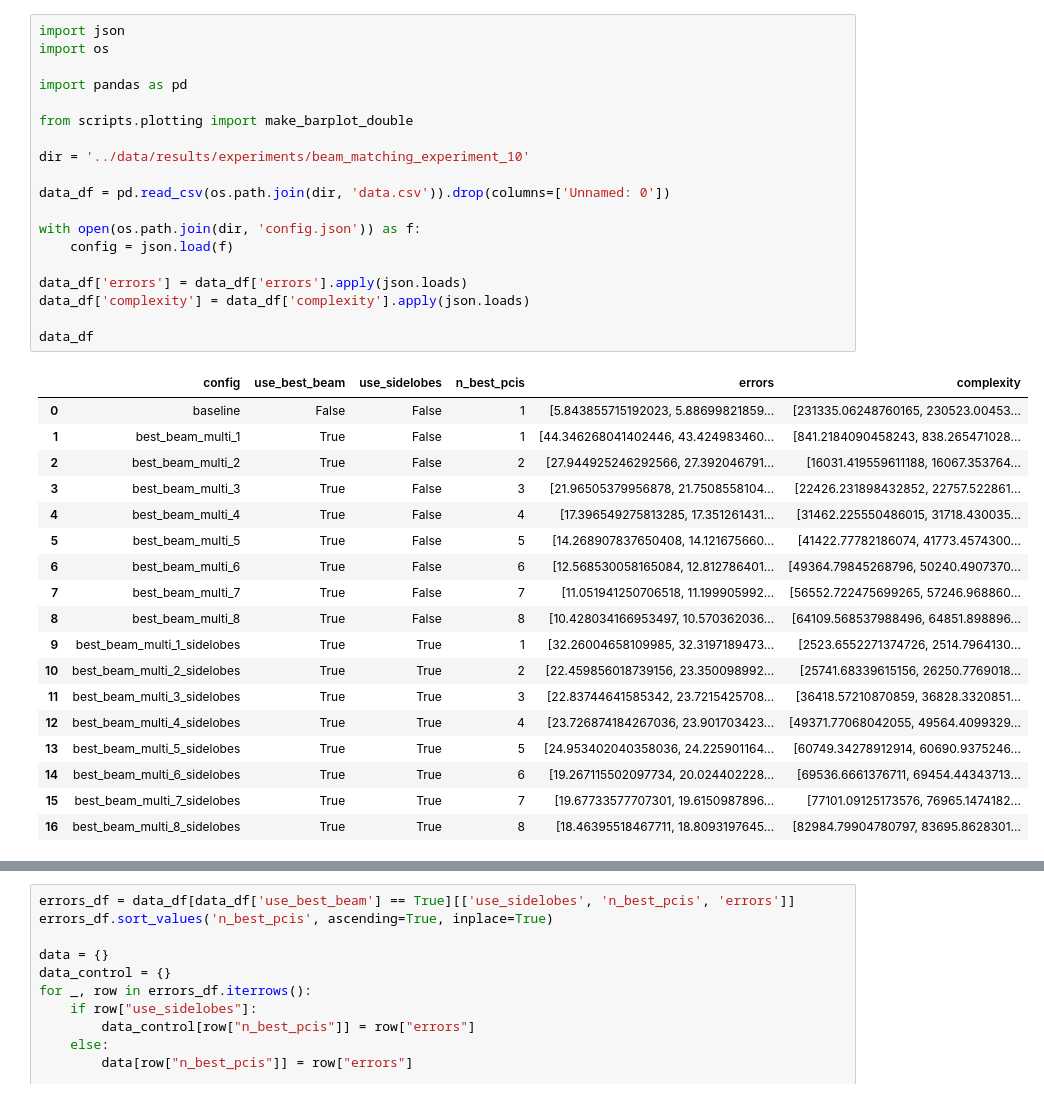
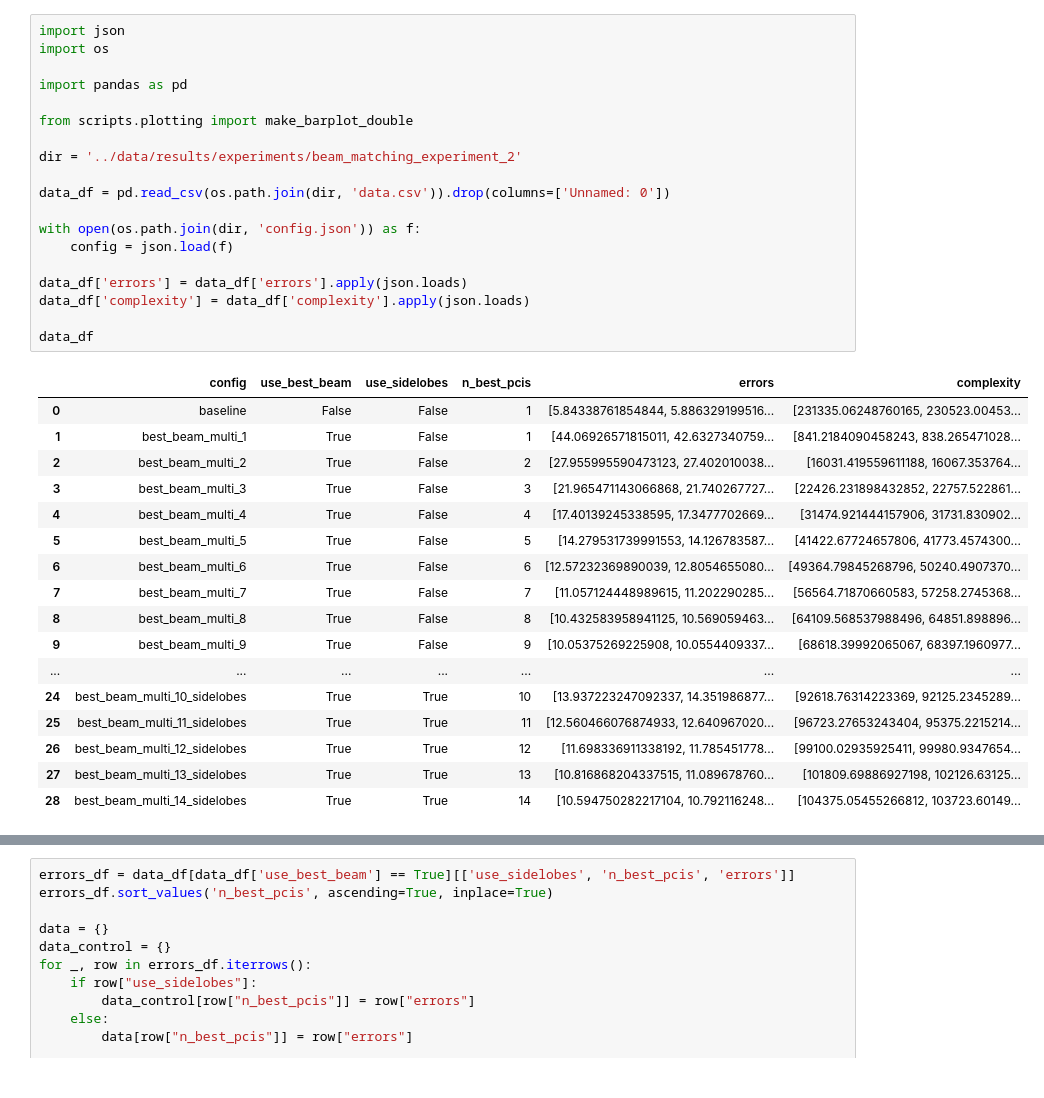
Before and after one commit to Andreas-Espelund/5G_localization, a Jupyter notebook: plotting/plot_beam_matching.ipynb, the cells around one changed output, grey strips where cells are left out. Saved outputs shown, nothing was run; the diff lists cells and outputs as text.

```diff
--- a/plotting/plot_beam_matching.ipynb
+++ b/plotting/plot_beam_matching.ipynb
@@ -1,41 +1,40 @@
 # %%
 import json
 import os
 
 import pandas as pd
 
 from scripts.plotting import make_barplot_double
 
-dir = '../data/results/experiments/beam_matching_experiment_10'
+dir = '../data/results/experiments/beam_matching_experiment_2'
 
 data_df = pd.read_csv(os.path.join(dir, 'data.csv')).drop(columns=['Unnamed: 0'])
 
 with open(os.path.join(dir, 'config.json')) as f:
     config = json.load(f)
 
 data_df['errors'] = data_df['errors'].apply(json.loads)
 data_df['complexity'] = data_df['complexity'].apply(json.loads)
 
 data_df
 # %% [output]
 |  | config | use_best_beam | use_sidelobes | n_best_pcis | errors | complexity |
-| 0 | baseline | False | False | 1 | [5.843855715192023, 5.88699821859... | [231335.06248760165, 230523.00453... |
-| 1 | best_beam_multi_1 | True | False | 1 | [44.346268041402446, 43.424983460... | [841.2184090458243, 838.265471028... |
-| 2 | best_beam_multi_2 | True | False | 2 | [27.944925246292566, 27.392046791... | [16031.419559611188, 16067.353764... |
-| 3 | best_beam_multi_3 | True | False | 3 | [21.96505379956878, 21.7508558104... | [22426.231898432852, 22757.522861... |
-| 4 | best_beam_multi_4 | True | False | 4 | [17.396549275813285, 17.351261431... | [31462.225550486015, 31718.430035... |
-| 5 | best_beam_multi_5 | True | False | 5 | [14.268907837650408, 14.121675660... | [41422.77782186074, 41773.4574300... |
-| 6 | best_beam_multi_6 | True | False | 6 | [12.568530058165084, 12.812786401... | [49364.79845268796, 50240.4907370... |
-| 7 | best_beam_multi_7 | True | False | 7 | [11.051941250706518, 11.199905992... | [56552.722475699265, 57246.968860... |
-| 8 | best_beam_multi_8 | True | False | 8 | [10.428034166953497, 10.570362036... | [64109.568537988496, 64851.898896... |
-| 9 | best_beam_multi_1_sidelobes | True | True | 1 | [32.26004658109985, 32.3197189473... | [2523.6552271374726, 2514.7964130... |
-| 10 | best_beam_multi_2_sidelobes | True | True | 2 | [22.459856018739156, 23.350098992... | [25741.68339615156, 26250.7769018... |
-| 11 | best_beam_multi_3_sidelobes | True | True | 3 | [22.83744641585342, 23.7215425708... | [36418.57210870859, 36828.3320851... |
-| 12 | best_beam_multi_4_sidelobes | True | True | 4 | [23.726874184267036, 23.901703423... | [49371.77068042055, 49564.4099329... |
-| 13 | best_beam_multi_5_sidelobes | True | True | 5 | [24.953402040358036, 24.225901164... | [60749.34278912914, 60690.9375246... |
-| 14 | best_beam_multi_6_sidelobes | True | True | 6 | [19.267115502097734, 20.024402228... | [69536.6661376711, 69454.44343713... |
-| 15 | best_beam_multi_7_sidelobes | True | True | 7 | [19.67733577707301, 19.6150987896... | [77101.09125173576, 76965.1474182... |
-| 16 | best_beam_multi_8_sidelobes | True | True | 8 | [18.46395518467711, 18.8093197645... | [82984.79904780797, 83695.8628301... |
+| 0 | baseline | False | False | 1 | [5.84338761854844, 5.886329199516... | [231335.06248760165, 230523.00453... |
+| 1 | best_beam_multi_1 | True | False | 1 | [44.06926571815011, 42.6327340759... | [841.2184090458243, 838.265471028... |
+| 2 | best_beam_multi_2 | True | False | 2 | [27.955995590473123, 27.402010038... | [16031.419559611188, 16067.353764... |
+| 3 | best_beam_multi_3 | True | False | 3 | [21.965471143066868, 21.740267727... | [22426.231898432852, 22757.522861... |
+| 4 | best_beam_multi_4 | True | False | 4 | [17.40139245338595, 17.3477702669... | [31474.921444157906, 31731.830902... |
+| 5 | best_beam_multi_5 | True | False | 5 | [14.279531739991553, 14.126783587... | [41422.67724657806, 41773.4574300... |
+| 6 | best_beam_multi_6 | True | False | 6 | [12.57232369890039, 12.8054655080... | [49364.79845268796, 50240.4907370... |
+| 7 | best_beam_multi_7 | True | False | 7 | [11.057124448989615, 11.202290285... | [56564.71870660583, 57258.2745368... |
+| 8 | best_beam_multi_8 | True | False | 8 | [10.432583958941125, 10.569059463... | [64109.568537988496, 64851.898896... |
+| 9 | best_beam_multi_9 | True | False | 9 | [10.05375269225908, 10.0554409337... | [68618.39992065067, 68397.1960977... |
+| ... | ... | ... | ... | ... | ... | ... |
+| 24 | best_beam_multi_10_sidelobes | True | True | 10 | [13.937223247092337, 14.351986877... | [92618.76314223369, 92125.2345289... |
+| 25 | best_beam_multi_11_sidelobes | True | True | 11 | [12.560466076874933, 12.640967020... | [96723.27653243404, 95375.2215214... |
+| 26 | best_beam_multi_12_sidelobes | True | True | 12 | [11.698336911338192, 11.785451778... | [99100.02935925411, 99980.9347654... |
+| 27 | best_beam_multi_13_sidelobes | True | True | 13 | [10.816868204337515, 11.089678760... | [101809.69886927198, 102126.63125... |
+| 28 | best_beam_multi_14_sidelobes | True | True | 14 | [10.594750282217104, 10.792116248... | [104375.05455266812, 103723.60149... |
 # %%
 import numpy as np
 
```
Also changed, not shown: parts of 2 cells of this notebook, 7 other files.
